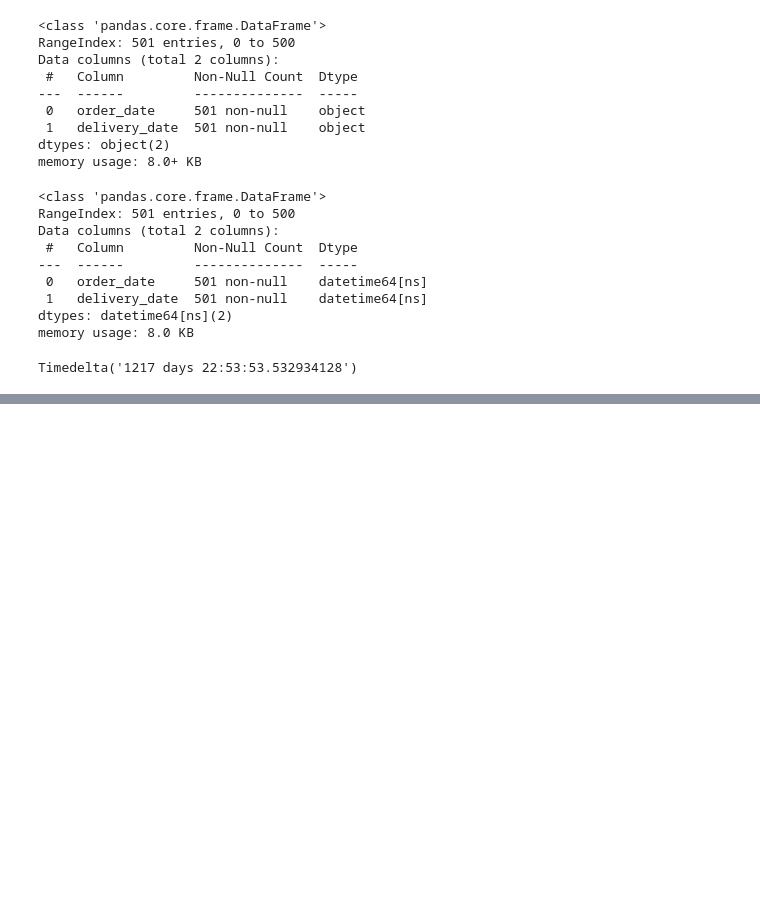
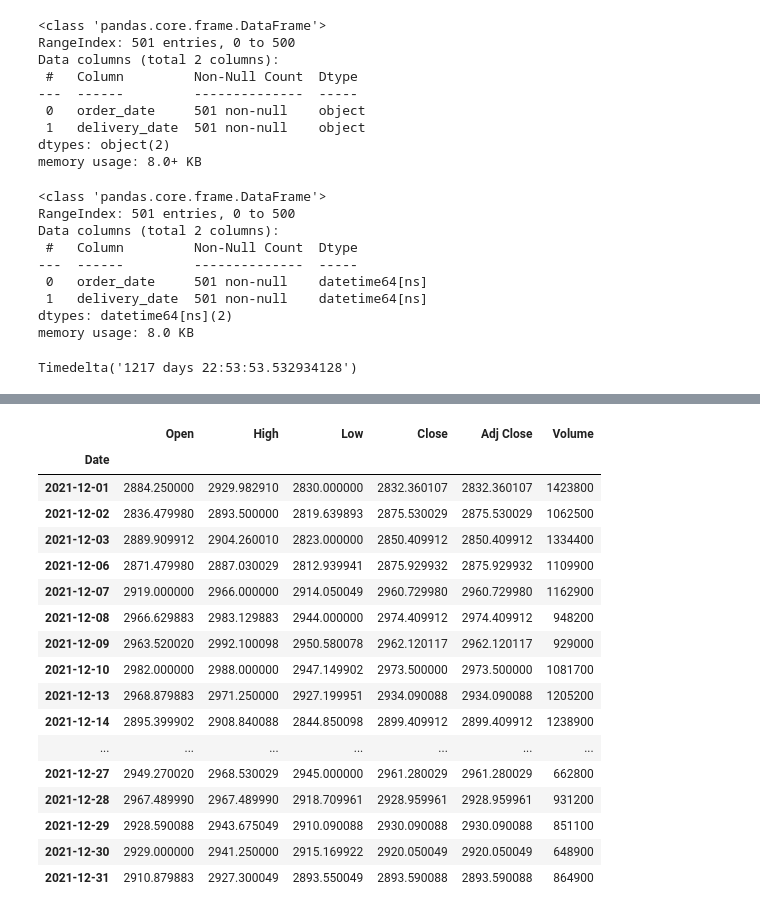
Before and after one commit to Swapn2/Data-Science-Learnings, a Jupyter notebook: Time_series_analysis.ipynb, the cells around one changed output, grey strips where cells are left out. Saved outputs shown, nothing was run; the diff lists cells and outputs as text; code cells hidden in the pictures; blank space fills up the shorter version.

```diff
--- a/Time_series_analysis.ipynb
+++ b/Time_series_analysis.ipynb
@@ -80,3 +80,6 @@ df['days'] = df['delivery_date'] - df['order_date']
 df['days'].mean()
 # %% [output]
 Timedelta('1217 days 22:53:53.532934128')
+# %%
+google = pd.read_csv('/content/google.csv')
+google.head()
@@ -82,0 +110,2 @@ Timedelta('1217 days 22:53:53.532934128')
+# %%
+google['Date']= pd.to_datetime(google['Date'])
@@ -82,0 +129,2 @@ Timedelta('1217 days 22:53:53.532934128')
+# %%
+google.set_index('Date',inplace = True)
@@ -82,0 +160,21 @@ Timedelta('1217 days 22:53:53.532934128')
+# %%
+google.loc['2021-12']
+# %% [output]
+|  | Open | High | Low | Close | Adj Close | Volume |
+| Date |  |  |  |  |  |  |
+| 2021-12-01 | 2884.250000 | 2929.982910 | 2830.000000 | 2832.360107 | 2832.360107 | 1423800 |
+| 2021-12-02 | 2836.479980 | 2893.500000 | 2819.639893 | 2875.530029 | 2875.530029 | 1062500 |
+| 2021-12-03 | 2889.909912 | 2904.260010 | 2823.000000 | 2850.409912 | 2850.409912 | 1334400 |
+| 2021-12-06 | 2871.479980 | 2887.030029 | 2812.939941 | 2875.929932 | 2875.929932 | 1109900 |
+| 2021-12-07 | 2919.000000 | 2966.000000 | 2914.050049 | 2960.729980 | 2960.729980 | 1162900 |
+| 2021-12-08 | 2966.629883 | 2983.129883 | 2944.000000 | 2974.409912 | 2974.409912 | 948200 |
+| 2021-12-09 | 2963.520020 | 2992.100098 | 2950.580078 | 2962.120117 | 2962.120117 | 929000 |
+| 2021-12-10 | 2982.000000 | 2988.000000 | 2947.149902 | 2973.500000 | 2973.500000 | 1081700 |
+| 2021-12-13 | 2968.879883 | 2971.250000 | 2927.199951 | 2934.090088 | 2934.090088 | 1205200 |
+| 2021-12-14 | 2895.399902 | 2908.840088 | 2844.850098 | 2899.409912 | 2899.409912 | 1238900 |
+| ... | ... | ... | ... | ... | ... | ... |
+| 2021-12-27 | 2949.270020 | 2968.530029 | 2945.000000 | 2961.280029 | 2961.280029 | 662800 |
+| 2021-12-28 | 2967.489990 | 2967.489990 | 2918.709961 | 2928.959961 | 2928.959961 | 931200 |
+| 2021-12-29 | 2928.590088 | 2943.675049 | 2910.090088 | 2930.090088 | 2930.090088 | 851100 |
+| 2021-12-30 | 2929.000000 | 2941.250000 | 2915.169922 | 2920.050049 | 2920.050049 | 648900 |
+| 2021-12-31 | 2910.879883 | 2927.300049 | 2893.550049 | 2893.590088 | 2893.590088 | 864900 |
```
Also changed, not shown: parts of 8 cells of this notebook.
